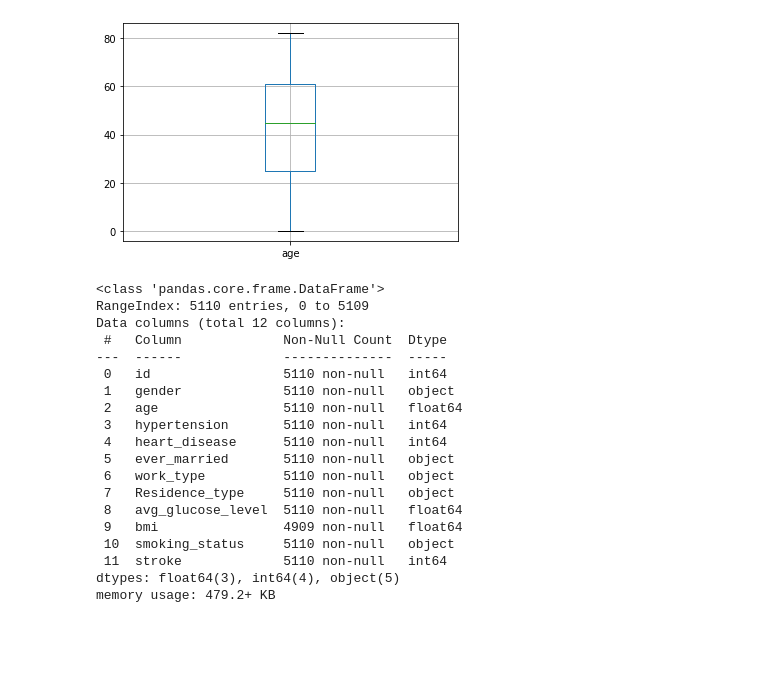
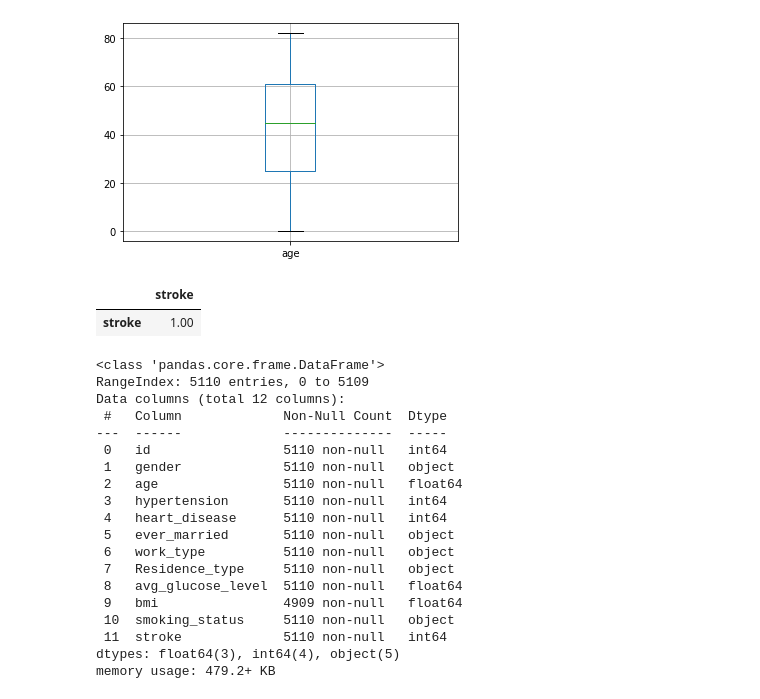
Before and after one commit to Marco87/Projects, a Jupyter notebook: Python/Projetos/IGTI/Analise de Dados/Modulo Final/desafio_CID.ipynb, the cells around one changed output. Drawn from its saved outputs; the diff is of its cells as text; code cells hidden in the pictures; blank space fills up the shorter version.

```diff
--- a/Python/Projetos/IGTI/Analise de Dados/Modulo Final/desafio_CID.ipynb
+++ b/Python/Projetos/IGTI/Analise de Dados/Modulo Final/desafio_CID.ipynb
@@ -112,6 +112,12 @@ dataset.boxplot(column=['age'])
 # %% [output]
 <matplotlib.axes._subplots.AxesSubplot at 0x...>
 [figure]
+# %%
+corr = dataset[['smoking_status', 'stroke']].corr()
+corr.style.background_gradient(cmap='coolwarm').set_precision(2)
+# %% [output]
+|  | stroke |
+| stroke | 1.00 |
 # %%
 dataset.info()
 # %% [output]
```
